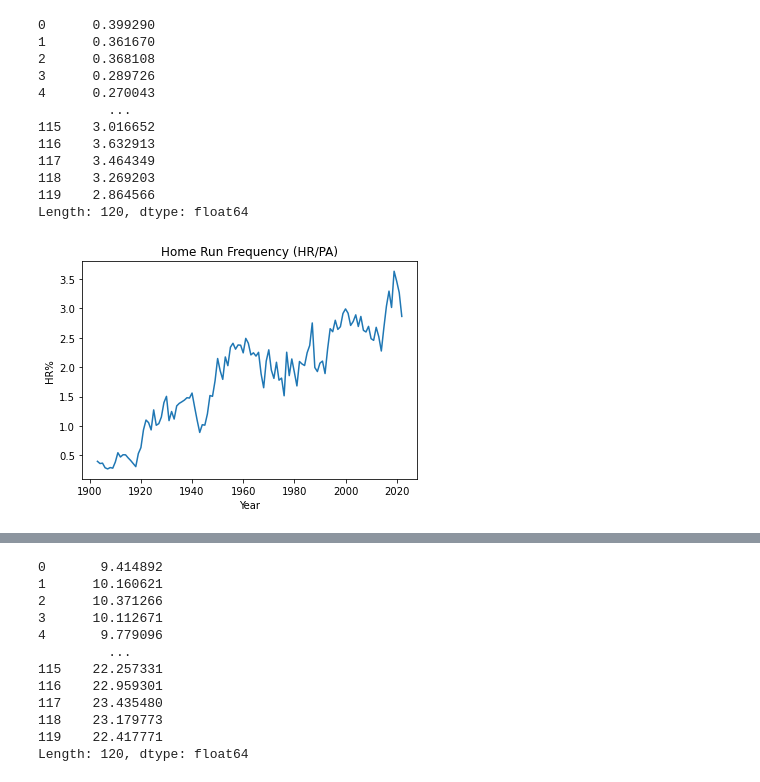
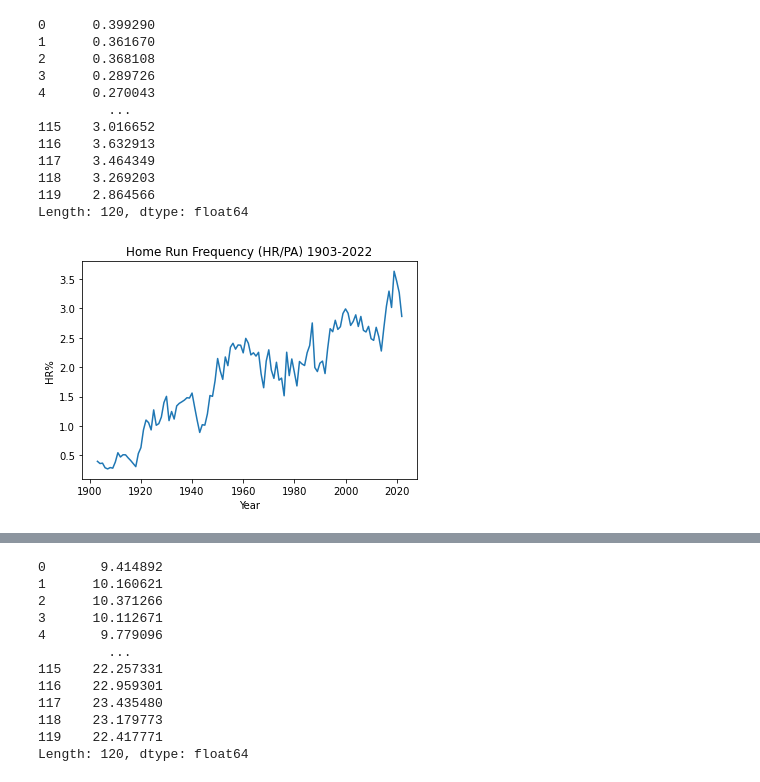
Before and after one commit to amcclure0/All_Rise_Project1, a Jupyter notebook: testing.ipynb, the cells around one changed output, grey strips where cells are left out. Drawn from its saved outputs; the diff is of its cells as text; code cells hidden in the pictures.

```diff
--- a/testing.ipynb
+++ b/testing.ipynb
@@ -164,9 +135,9 @@ home_run_percent
 Length: 120, dtype: float64
 # %%
 plt.plot(mlb_year_by_year_batting_totals_df["Year"], home_run_percent)
-plt.title("Home Run Frequency (HR/PA)")
+plt.title("Home Run Frequency (HR/PA) 1903-2022")
 plt.xlabel("Year")
 plt.ylabel("HR%")
 plt.show()
 # %% [output]
-[figure, old version]
+[figure, new version]
```
Also changed, not shown: parts of 15 cells of this notebook.
